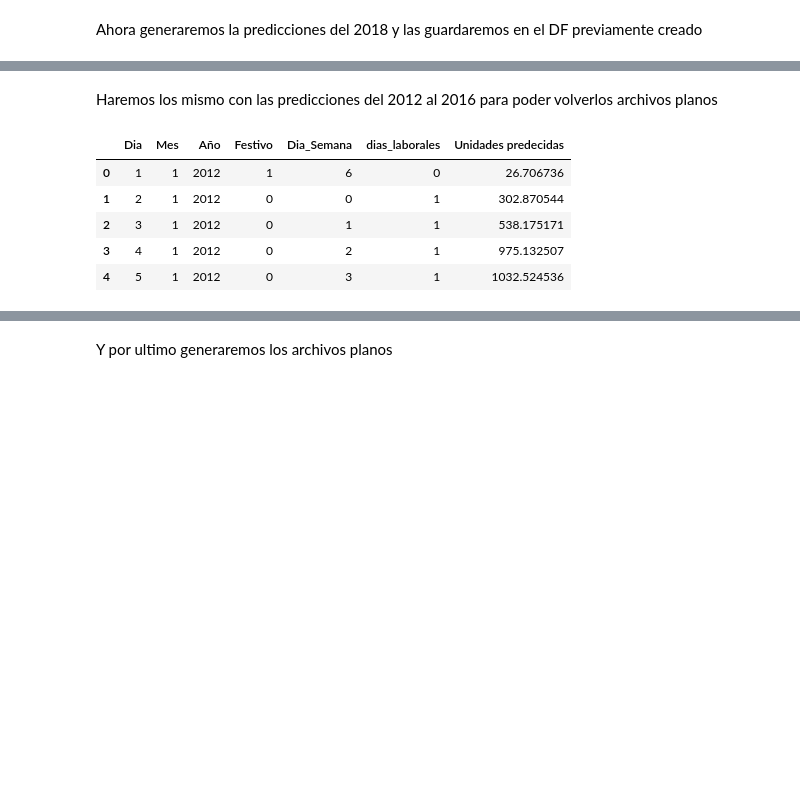
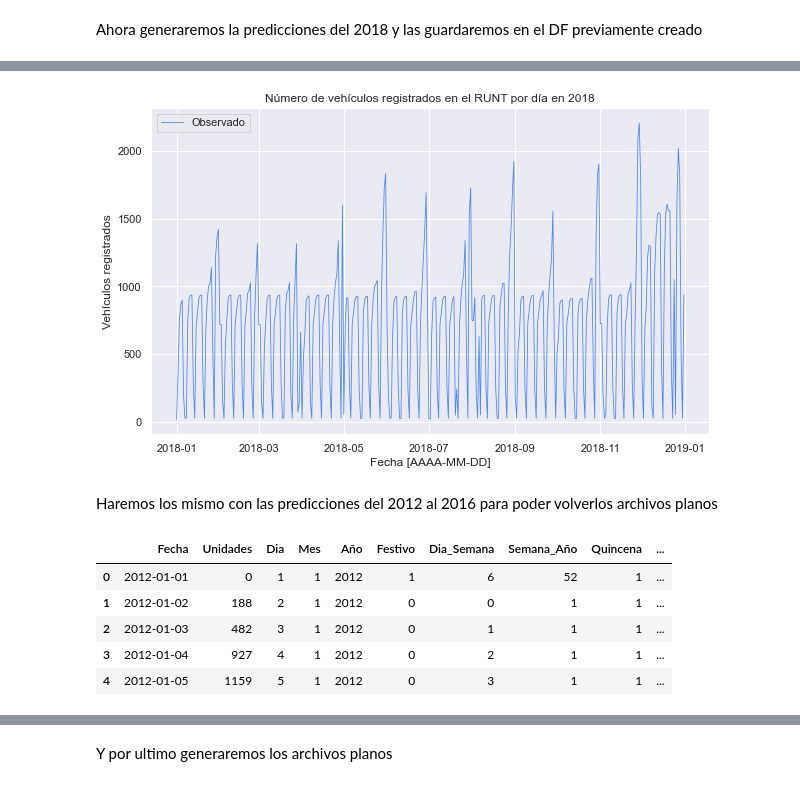
Before and after one commit to Pai-san/proyecto4-analitica, a Jupyter notebook: main.ipynb, the cells around one changed output, grey strips where cells are left out. Cells and saved outputs as stored; diff of their text form; code cells hidden in the pictures; blank space fills up the shorter version.

```diff
--- a/main.ipynb
+++ b/main.ipynb
@@ -489,14 +507,26 @@ pred2018.head()
+# %%
+# Plotting
+plt.figure(figsize=(10, 6))
+plt.plot(pred2018['Fecha'], pred2018['Unidades predecidas'], label='Observado', linewidth=0.8, color='#4d85ea')
+
+plt.title('Número de vehículos registrados en el RUNT por día en 2018')
+plt.xlabel('Fecha [AAAA-MM-DD]')
+plt.ylabel('Vehículos registrados')
+plt.legend()
+plt.show()
+# %% [output]
+[figure, added]
 # %% [markdown]
 Haremos los mismo con las predicciones del 2012 al 2016 para poder volverlos archivos planos
 # %%
 ypredcsv=modelxgb.predict(X)
 ypred_df_1216=pd.DataFrame({'Unidades predecidas': ypredcsv})
-pred2012_16=pd.merge(X, ypred_df_1216, left_index=True, right_index=True)
+pred2012_16=pd.merge(data, ypred_df_1216, left_index=True, right_index=True)
 pred2012_16.head()
 # %% [output]
-|  | Dia | Mes | Año | Festivo | Dia_Semana | dias_laborales | Unidades predecidas |
-| 0 | 1 | 1 | 2012 | 1 | 6 | 0 | 26.706736 |
-| 1 | 2 | 1 | 2012 | 0 | 0 | 1 | 302.870544 |
-| 2 | 3 | 1 | 2012 | 0 | 1 | 1 | 538.175171 |
-| 3 | 4 | 1 | 2012 | 0 | 2 | 1 | 975.132507 |
-| 4 | 5 | 1 | 2012 | 0 | 3 | 1 | 1032.524536 |
+|  | Fecha | Unidades | Dia | Mes | Año | Festivo | Dia_Semana | Semana_Año | Quincena | ... |
+| 0 | 2012-01-01 | 0 | 1 | 1 | 2012 | 1 | 6 | 52 | 1 | ... |
+| 1 | 2012-01-02 | 188 | 2 | 1 | 2012 | 0 | 0 | 1 | 1 | ... |
+| 2 | 2012-01-03 | 482 | 3 | 1 | 2012 | 0 | 1 | 1 | 1 | ... |
+| 3 | 2012-01-04 | 927 | 4 | 1 | 2012 | 0 | 2 | 1 | 1 | ... |
+| 4 | 2012-01-05 | 1159 | 5 | 1 | 2012 | 0 | 3 | 1 | 1 | ... |
```
Also changed, not shown: parts of 4 cells of this notebook, 1 other file.
